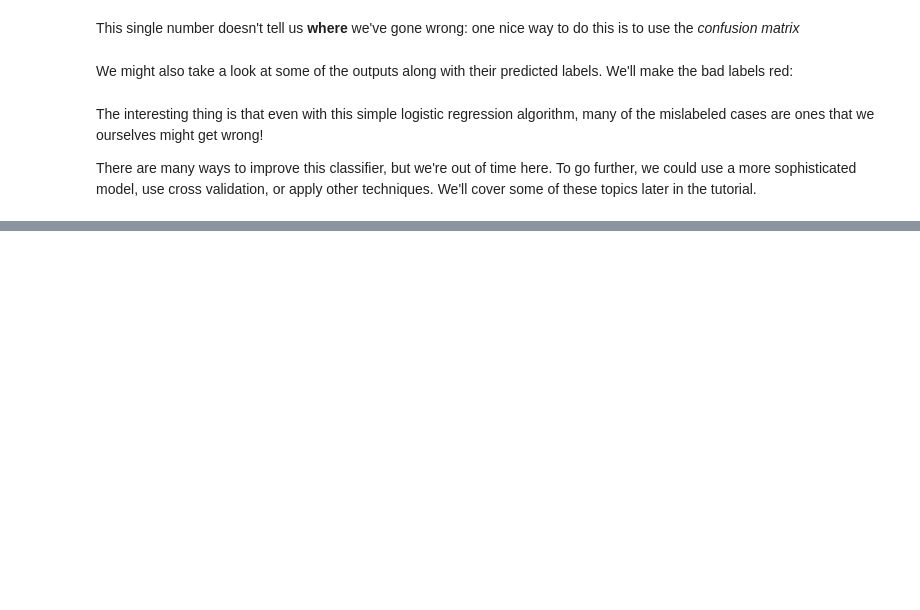
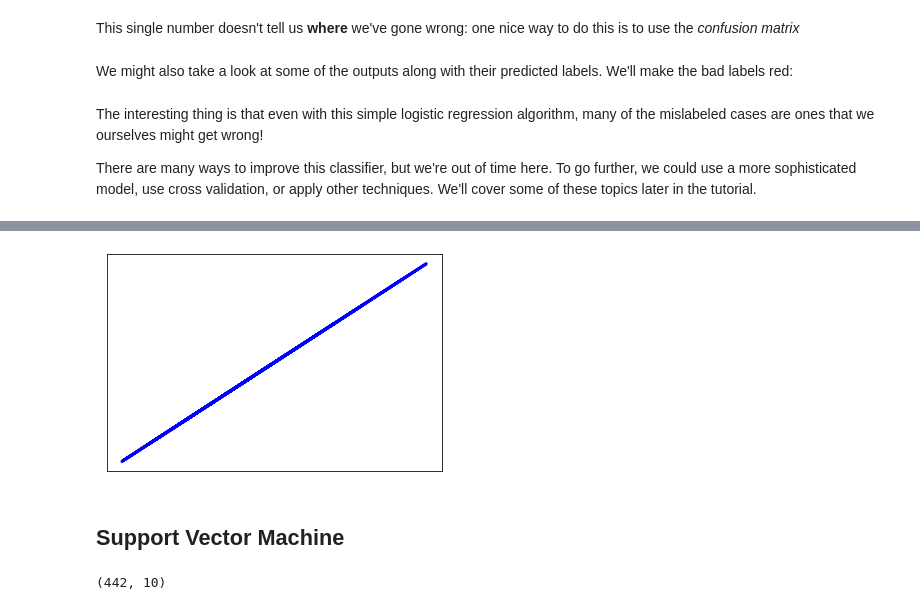
Before and after one commit to joshy-alphonse/sklearn-notebooks, a Jupyter notebook: 02.2-Basic-Principles.ipynb, the cells around one changed output, grey strips where cells are left out. Cells and saved outputs as stored; diff of their text form; code cells hidden in the pictures; blank space fills up the shorter version.

```diff
--- a/02.2-Basic-Principles.ipynb
+++ b/02.2-Basic-Principles.ipynb
@@ -472,0 +520,2 @@ We'll cover some of these topics later in the tutorial.
+# %%
+regr = linear_model.LinearRegression()
@@ -472,0 +526,2 @@ We'll cover some of these topics later in the tutorial.
+# %%
+diabetes_y_pred = regr.predict(diabetes_X_test)
@@ -472,0 +544,15 @@ We'll cover some of these topics later in the tutorial.
+# %%
+plt.plot(diabetes_X_test, diabetes_y_pred, color="blue", linewidth=3)
+
+plt.xticks(())
+plt.yticks(())
+
+plt.show()
+# %% [output]
+[figure, added]
+# %% [markdown]
+## Support Vector Machine
+# %%
+diabetes.data.shape
+# %% [output]
+(442, 10)
```
Also changed, not shown: parts of 32 cells of this notebook.
